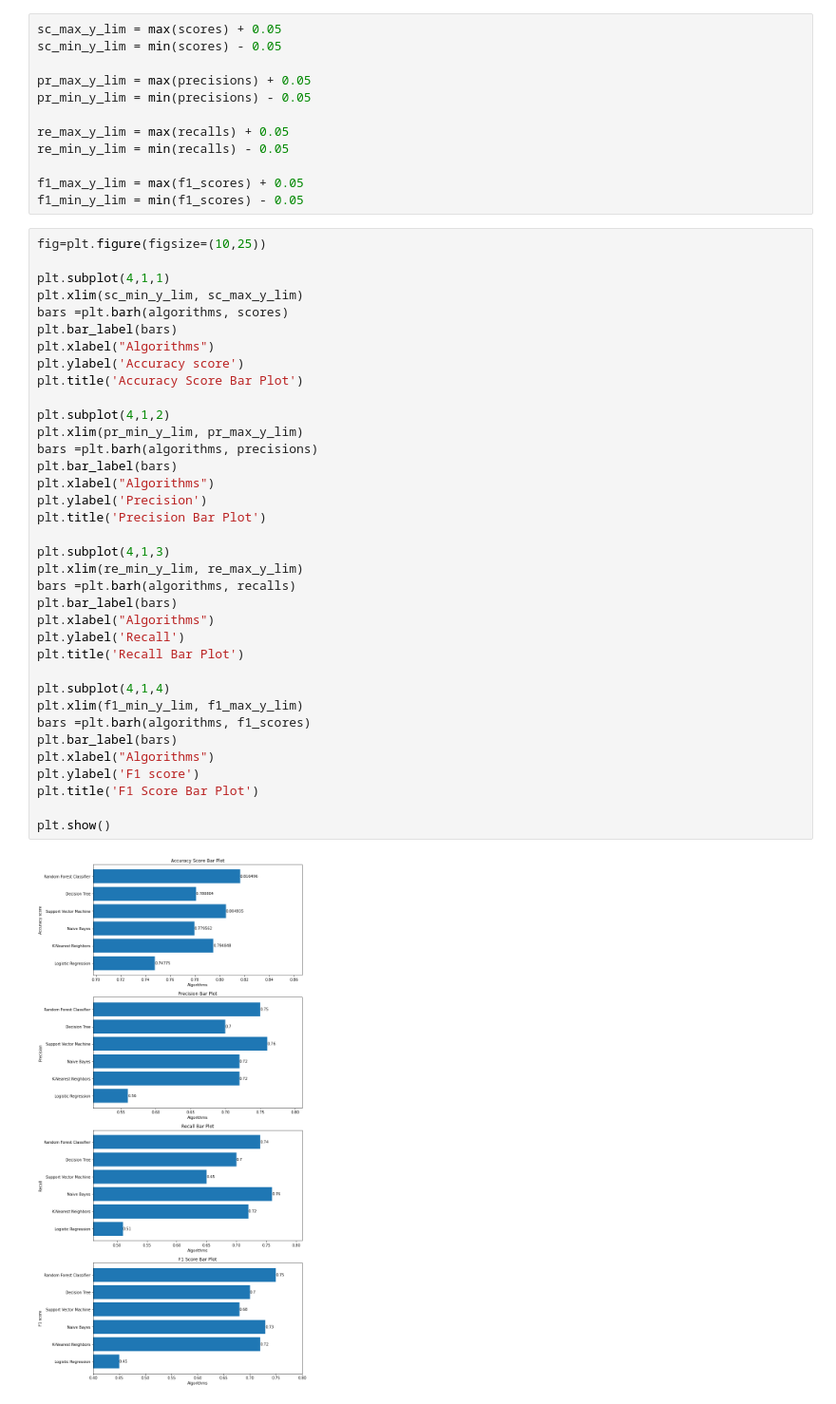
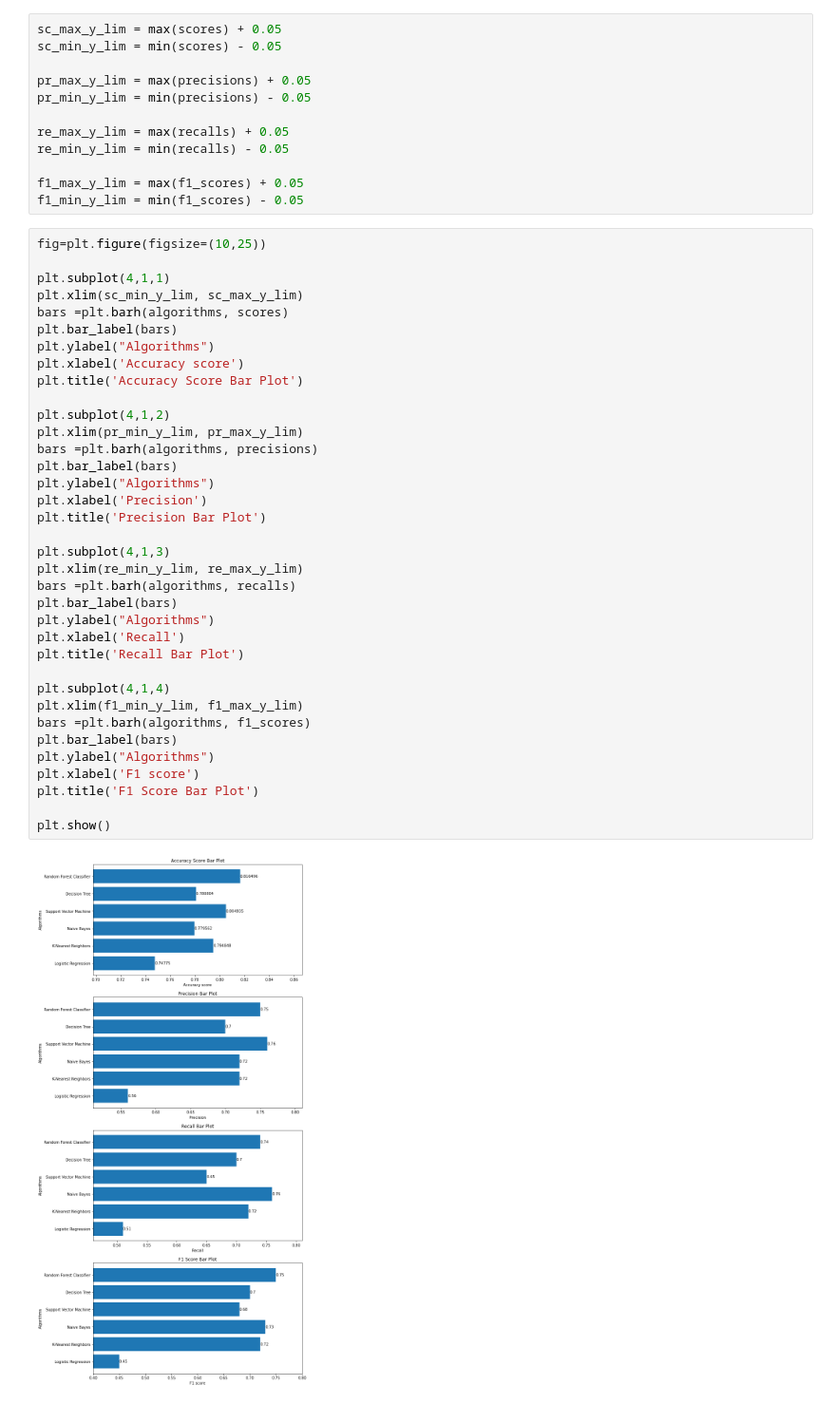
Before and after one commit to kysgattu/Citizens-Income-Prediction_Comparision-Of-ML-Algorithms, a Jupyter notebook: Model_Comparision.ipynb, the cells around one changed output. Shown: that part at 95% size. Cells and saved outputs as stored; diff of their text form.

```diff
--- a/Model_Comparision.ipynb
+++ b/Model_Comparision.ipynb
@@ -146,38 +146,38 @@ f1_min_y_lim = min(f1_scores) - 0.05
 # %%
 fig=plt.figure(figsize=(10,25))
 
 plt.subplot(4,1,1)
 plt.xlim(sc_min_y_lim, sc_max_y_lim)
 bars =plt.barh(algorithms, scores)
 plt.bar_label(bars)
-plt.xlabel("Algorithms")
-plt.ylabel('Accuracy score')
+plt.ylabel("Algorithms")
+plt.xlabel('Accuracy score')
 plt.title('Accuracy Score Bar Plot')
 
 plt.subplot(4,1,2)
 plt.xlim(pr_min_y_lim, pr_max_y_lim)
 bars =plt.barh(algorithms, precisions)
 plt.bar_label(bars)
-plt.xlabel("Algorithms")
-plt.ylabel('Precision')
+plt.ylabel("Algorithms")
+plt.xlabel('Precision')
 plt.title('Precision Bar Plot')
 
 plt.subplot(4,1,3)
 plt.xlim(re_min_y_lim, re_max_y_lim)
 bars =plt.barh(algorithms, recalls)
 plt.bar_label(bars)
-plt.xlabel("Algorithms")
-plt.ylabel('Recall')
+plt.ylabel("Algorithms")
+plt.xlabel('Recall')
 plt.title('Recall Bar Plot')
 
 plt.subplot(4,1,4)
 plt.xlim(f1_min_y_lim, f1_max_y_lim)
 bars =plt.barh(algorithms, f1_scores)
 plt.bar_label(bars)
-plt.xlabel("Algorithms")
-plt.ylabel('F1 score')
+plt.ylabel("Algorithms")
+plt.xlabel('F1 score')
 plt.title('F1 Score Bar Plot')
 
 plt.show()
 # %% [output]
-[figure, old version]
+[figure, new version]
```
